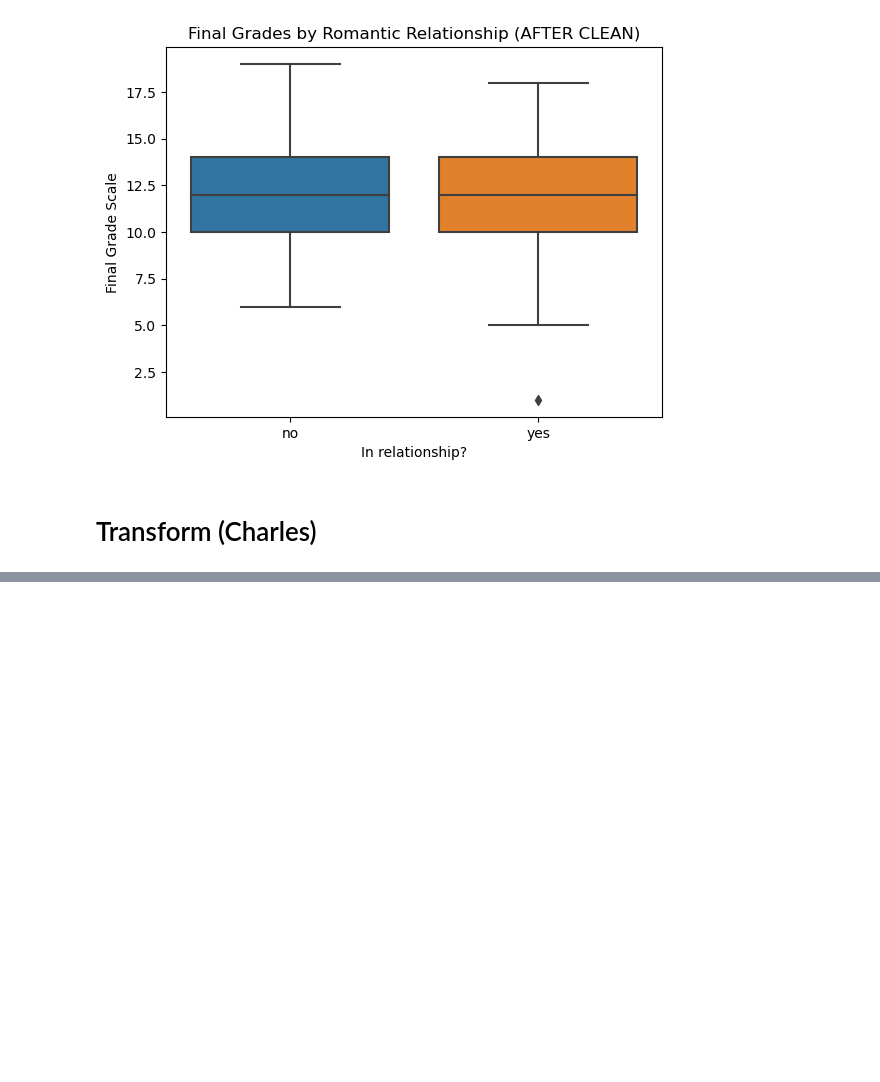
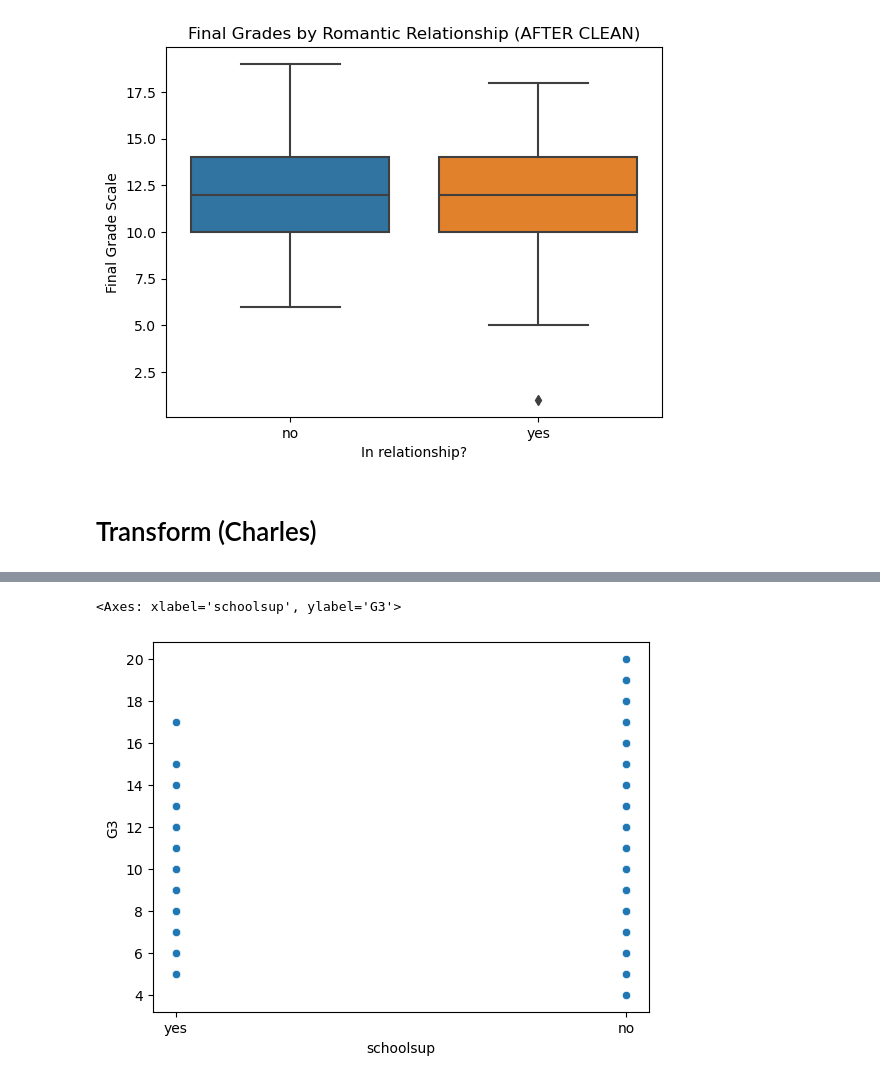
Before and after one commit to cshields164/end-of-phase1-project, a Jupyter notebook: code/02clean.ipynb, the cells around one changed output, grey strips where cells are left out. Cells and saved outputs as stored; diff of their text form; code cells hidden in the pictures; blank space fills up the shorter version.

```diff
--- a/code/02clean.ipynb
+++ b/code/02clean.ipynb
@@ -168,3 +168,9 @@ port_encode
 # the newly transformed dataset will be saved in this file name
 
 port_encode.to_csv('../data/student-por-cleaned.csv')
+# %%
+#Checked for outliers for G3, found one that was 0
+sns.scatterplot (data=df_m, x=df_m["schoolsup"], y=df_m['G3'])
+# %% [output]
+<Axes: xlabel='schoolsup', ylabel='G3'>
+[figure, added]
```
Also changed, not shown: parts of 6 cells of this notebook, 2 other files.
